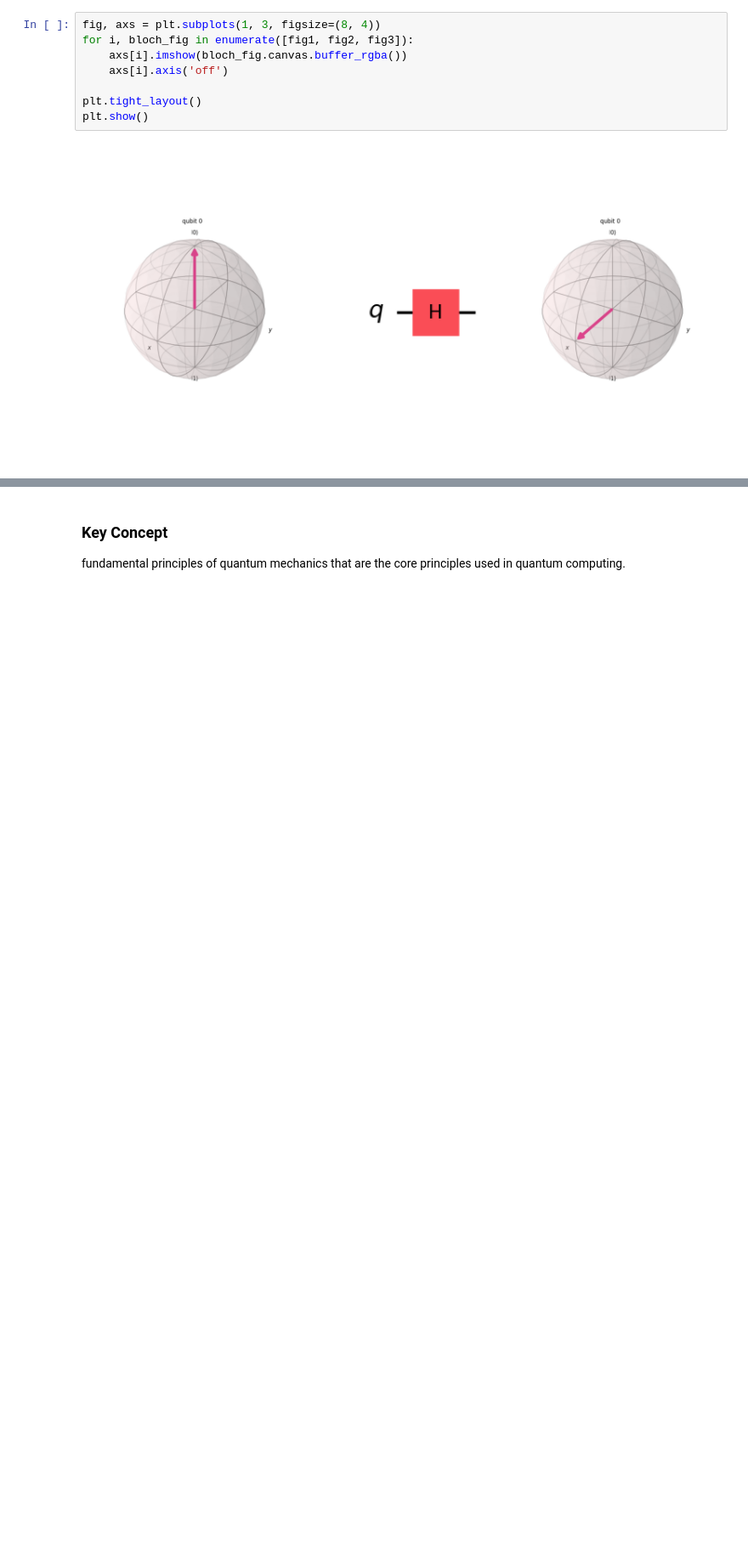
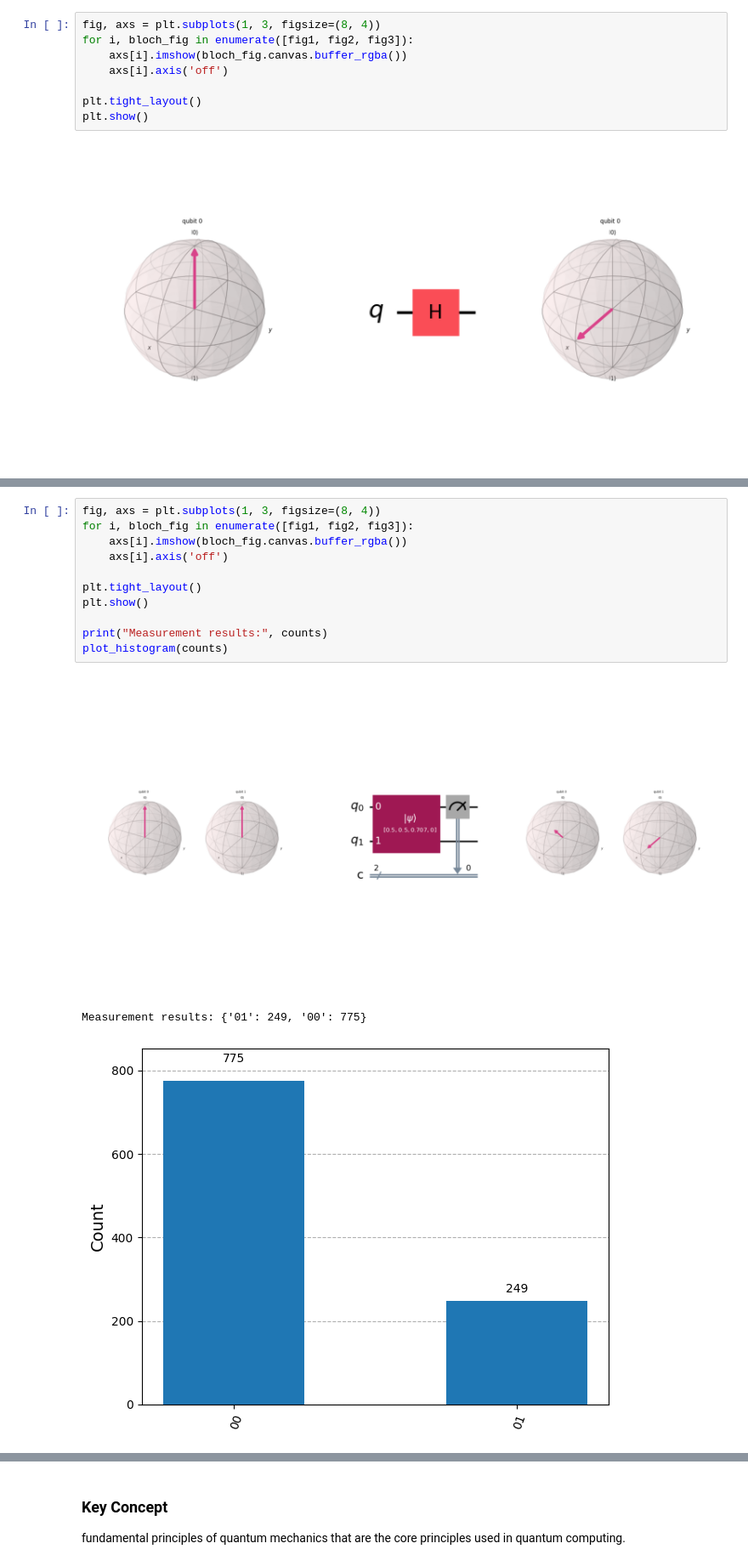
Before and after one commit to MariyaSV78/notebook_Quantum-computing, a Jupyter notebook: Quantum-computing.ipynb, the cells around one changed output, grey strips where cells are left out. Shown at 85% size. Drawn from its saved outputs; the diff is of its cells as text; blank space fills up the shorter version.

```diff
--- a/Quantum-computing.ipynb
+++ b/Quantum-computing.ipynb
@@ -567,0 +638,15 @@ plt.show()
+# %%
+fig, axs = plt.subplots(1, 3, figsize=(8, 4))
+for i, bloch_fig in enumerate([fig1, fig2, fig3]):
+    axs[i].imshow(bloch_fig.canvas.buffer_rgba())
+    axs[i].axis('off')
+
+plt.tight_layout()
+plt.show()
+
+print("Measurement results:", counts)
+plot_histogram(counts)
+# %% [output]
+[figure, added]
+Measurement results: {'01': 249, '00': 775}
+[figure, added]
```
Also changed, not shown: parts of 15 cells of this notebook.
